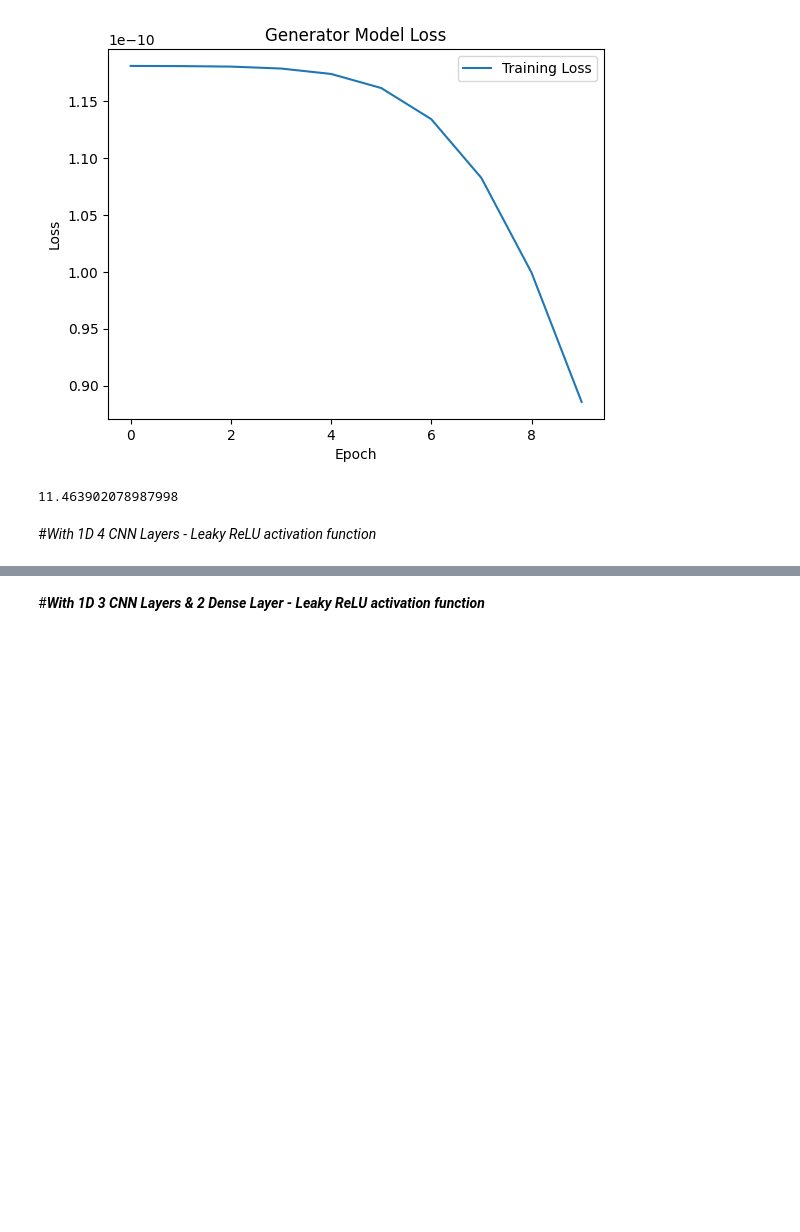
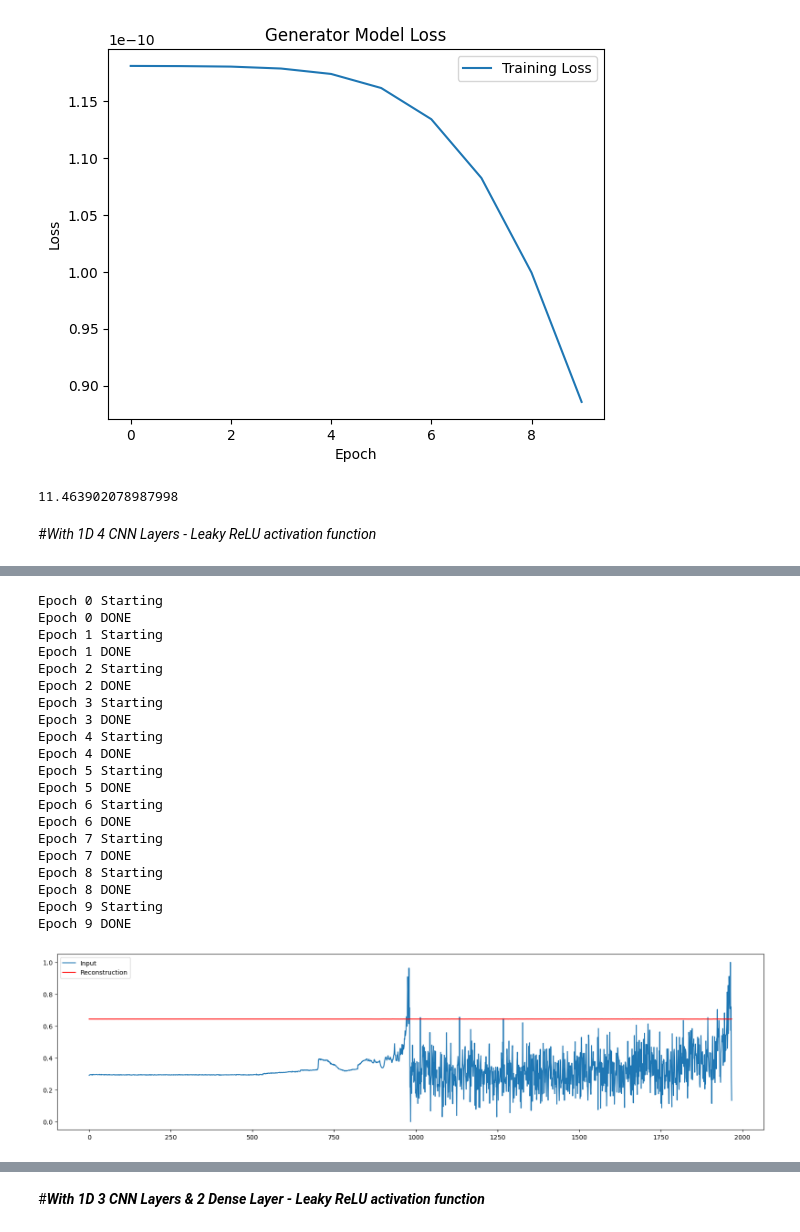
Before and after one commit to ImajiPietersz/FYP, a Jupyter notebook: GAN_Experiment_Combine_NASA_Data_Set.ipynb, the cells around one changed output, grey strips where cells are left out. Drawn from its saved outputs; the diff is of its cells as text; code cells hidden in the pictures; blank space fills up the shorter version.

```diff
--- a/GAN_Experiment_Combine_NASA_Data_Set.ipynb
+++ b/GAN_Experiment_Combine_NASA_Data_Set.ipynb
@@ -1301,23 +1304,45 @@ generator_optimizer = tf.optimizers.Adam(learning_rate)
 # %%
 step = 0
 gen_losses = []
 for epoch in range(max_epochs):
   print("Epoch " + str(epoch) +" Starting")
 
   for i in range (len(train_labels)):
     with tf.GradientTape() as gen_tape:
       output = generator(np.array([train_data[i]]))
       disc_output = discriminator(np.array(output))
       mae = tf.keras.losses.MeanAbsoluteError()
       gen_loss = mae(train_data[i], output[0]) * disc_output[0][0]
 
     gradients_of_generator = gen_tape.gradient(gen_loss, generator.variables)
     generator_optimizer.apply_gradients(zip(gradients_of_generator, generator.variables))
   gen_losses.append(gen_loss)
 
   print("Epoch " + str(epoch) +" DONE")
 
-plotUsingAutoEncoder(generator,df)
+plotUsingAutoEncoder(generator,Mixed_set)
+# %% [output]
+Epoch 0 Starting
+Epoch 0 DONE
+Epoch 1 Starting
+Epoch 1 DONE
+Epoch 2 Starting
+Epoch 2 DONE
+Epoch 3 Starting
+Epoch 3 DONE
+Epoch 4 Starting
+Epoch 4 DONE
+Epoch 5 Starting
+Epoch 5 DONE
+Epoch 6 Starting
+Epoch 6 DONE
+Epoch 7 Starting
+Epoch 7 DONE
+Epoch 8 Starting
+Epoch 8 DONE
+Epoch 9 Starting
+Epoch 9 DONE
+[figure, added]
 # %%
 plt.plot(gen_losses, label='Training Loss')
 plt.title('Generator Model Loss')
```
Also changed, not shown: parts of 23 cells of this notebook.
